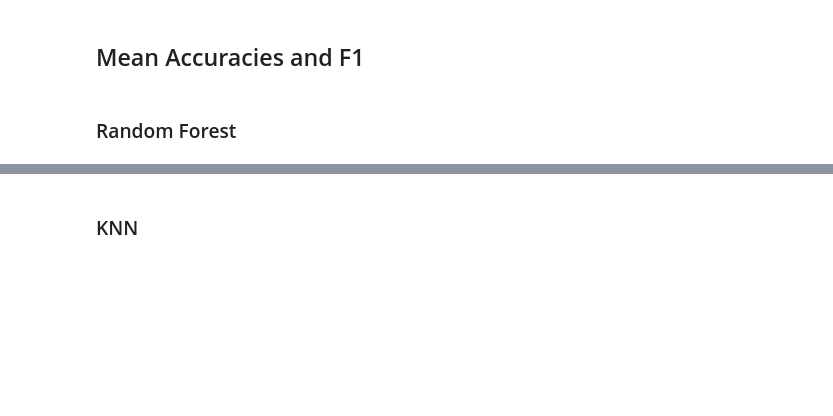
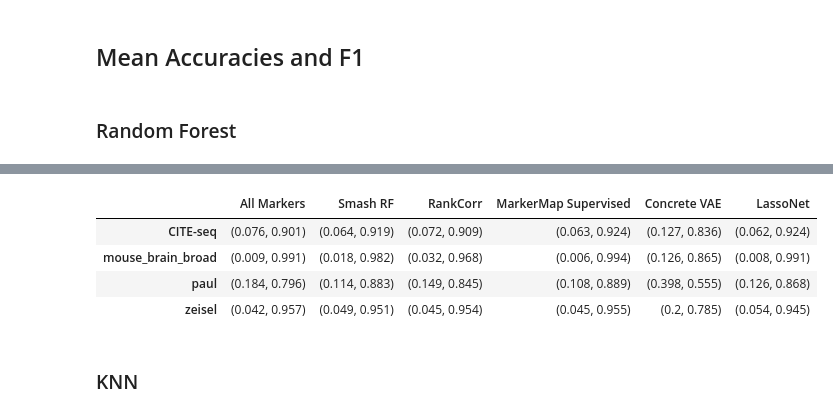
Before and after one commit to Computational-Morphogenomics-Group/MarkerMap, a Jupyter notebook: notebooks/SummaryTable.ipynb, the cells around one changed output, grey strips where cells are left out. Saved outputs shown, nothing was run; the diff lists cells and outputs as text; code cells hidden in the pictures; blank space fills up the shorter version.

Commit message:
summary of results

```diff
--- a/notebooks/SummaryTable.ipynb
+++ b/notebooks/SummaryTable.ipynb
@@ -83,6 +83,14 @@ tabulated_results1
 | mouse_brain_broad | (0.009, 0.991) | (0.163, 0.827) | (0.018, 0.982) | (0.015, 0.984) | (0.032, 0.968) | (0.089, 0.906) | (0.013, 0.987) | ... |
 | paul | (0.184, 0.796) | (0.531, 0.406) | (0.114, 0.883) | (0.17, 0.817) | (0.149, 0.845) | (0.382, 0.573) | (0.139, 0.856) | ... |
 | zeisel | (0.042, 0.957) | (0.192, 0.794) | (0.049, 0.951) | (0.086, 0.911) | (0.045, 0.954) | (0.187, 0.801) | (0.124, 0.868) | ... |
+# %%
+tabulated_results1[['All Markers', 'Smash RF', 'RankCorr', 'MarkerMap Supervised', 'Concrete VAE', 'LassoNet']]
+# %% [output]
+|  | All Markers | Smash RF | RankCorr | MarkerMap Supervised | Concrete VAE | LassoNet |
+| CITE-seq | (0.076, 0.901) | (0.064, 0.919) | (0.072, 0.909) | (0.063, 0.924) | (0.127, 0.836) | (0.062, 0.924) |
+| mouse_brain_broad | (0.009, 0.991) | (0.018, 0.982) | (0.032, 0.968) | (0.006, 0.994) | (0.126, 0.865) | (0.008, 0.991) |
+| paul | (0.184, 0.796) | (0.114, 0.883) | (0.149, 0.845) | (0.108, 0.889) | (0.398, 0.555) | (0.126, 0.868) |
+| zeisel | (0.042, 0.957) | (0.049, 0.951) | (0.045, 0.954) | (0.045, 0.955) | (0.2, 0.785) | (0.054, 0.945) |
 # %% [markdown]
 ### KNN
 # %%
```
Also changed, not shown: parts of 4 cells of this notebook.
